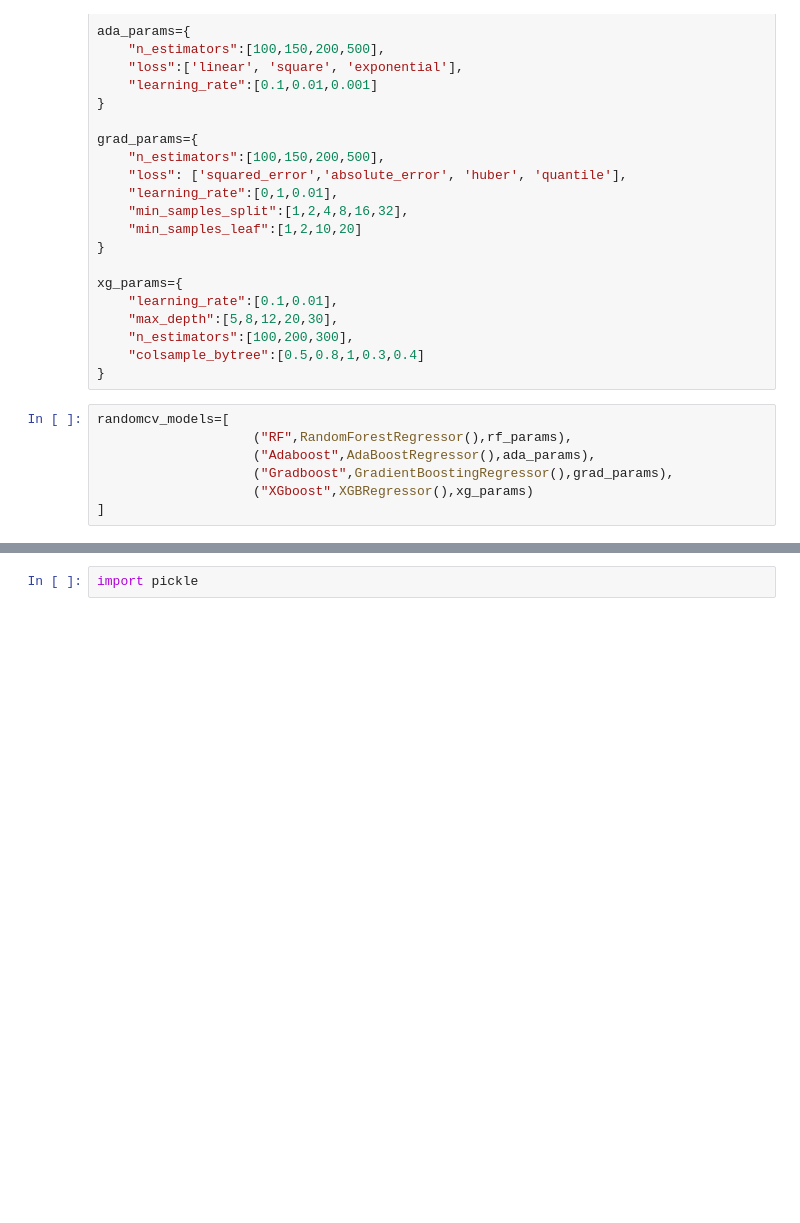
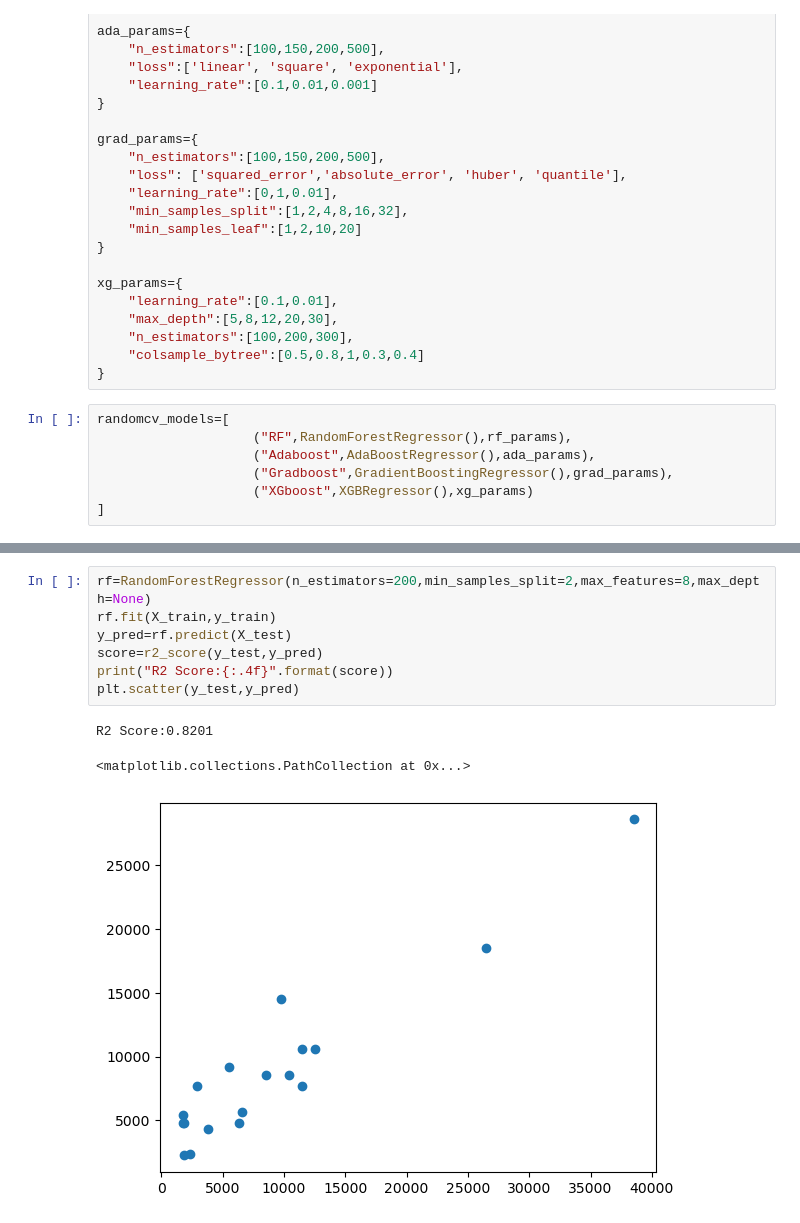
Before and after one commit to parthbadhwar3000/costing, a Jupyter notebook: notebook/alldone.ipynb, the cells around one changed output, grey strips where cells are left out. Drawn from its saved outputs; the diff is of its cells as text; blank space fills up the shorter version.

```diff
--- a/notebook/alldone.ipynb
+++ b/notebook/alldone.ipynb
@@ -325,3 +323,12 @@ pd.DataFrame(list(zip(model_list,r2_list)),columns=['Model Name','R2_score']).so
 | 3 | XGboost | 0.556932 |
-# %%
-import pickle
+# %%
+rf=RandomForestRegressor(n_estimators=200,min_samples_split=2,max_features=8,max_depth=None)
+rf.fit(X_train,y_train)
+y_pred=rf.predict(X_test)
+score=r2_score(y_test,y_pred)
+print("R2 Score:{:.4f}".format(score))
+plt.scatter(y_test,y_pred)
+# %% [output]
+R2 Score:0.8201
+<matplotlib.collections.PathCollection at 0x...>
+[figure, added]
```
Also changed, not shown: parts of 8 cells of this notebook, 4 other files.
